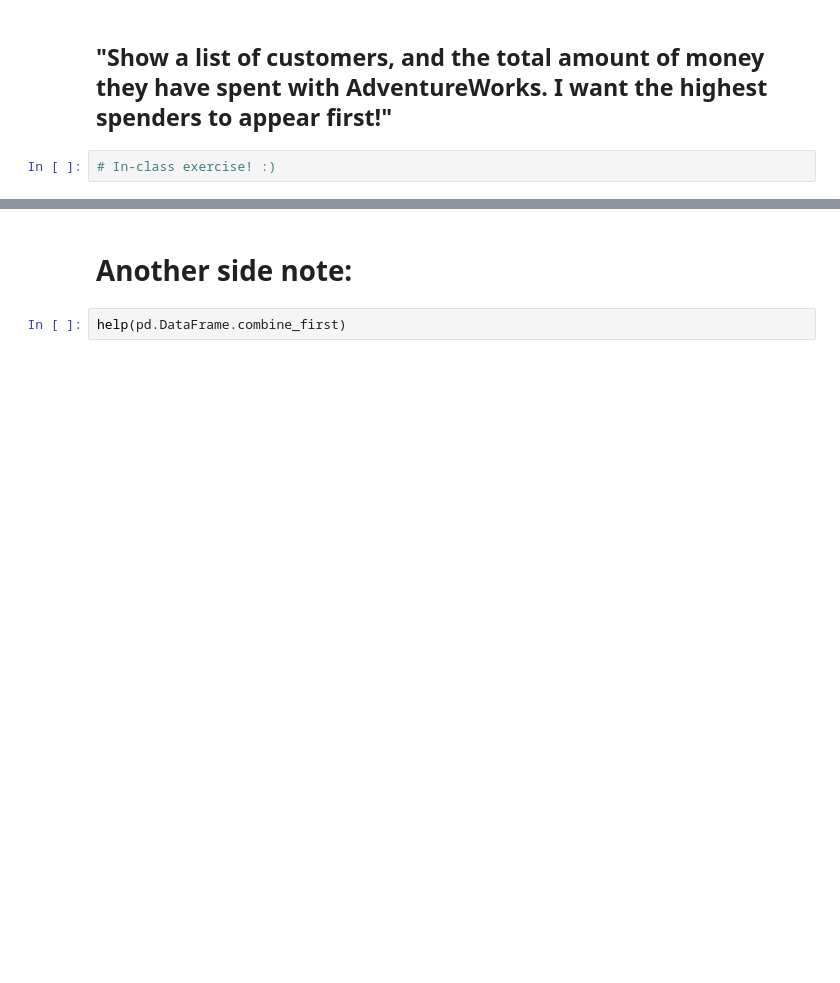
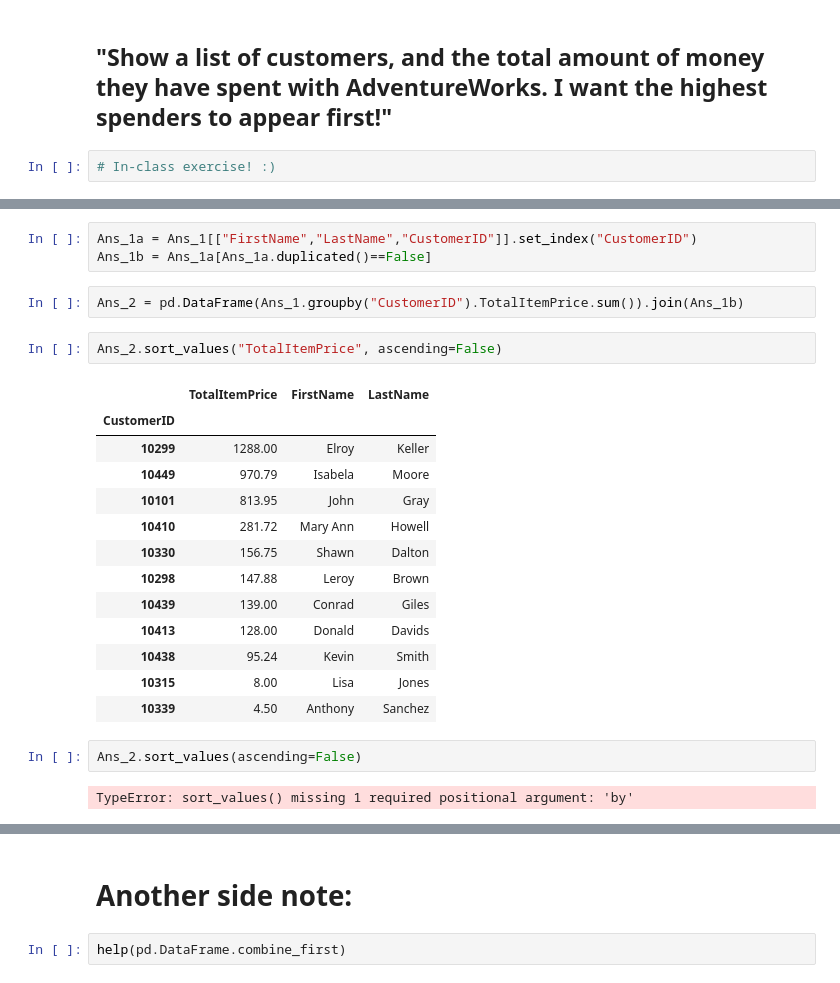
Before and after one commit to squishbug/DataScienceProgramming, a Jupyter notebook: 05-Operating-with-Multiple-Tables/AdvancedTables_orig.ipynb, the cells around one changed output, grey strips where cells are left out. Cells and saved outputs as stored; diff of their text form; blank space fills up the shorter version.

```diff
--- a/05-Operating-with-Multiple-Tables/AdvancedTables_orig.ipynb
+++ b/05-Operating-with-Multiple-Tables/AdvancedTables_orig.ipynb
@@ -363,0 +507,25 @@ Ans3
+# %%
+Ans_1a = Ans_1[["FirstName","LastName","CustomerID"]].set_index("CustomerID")
+Ans_1b = Ans_1a[Ans_1a.duplicated()==False]
+# %%
+Ans_2 = pd.DataFrame(Ans_1.groupby("CustomerID").TotalItemPrice.sum()).join(Ans_1b)
+# %%
+Ans_2.sort_values("TotalItemPrice", ascending=False)
+# %% [output]
+|  | TotalItemPrice | FirstName | LastName |
+| CustomerID |  |  |  |
+| 10299 | 1288.00 | Elroy | Keller |
+| 10449 | 970.79 | Isabela | Moore |
+| 10101 | 813.95 | John | Gray |
+| 10410 | 281.72 | Mary Ann | Howell |
+| 10330 | 156.75 | Shawn | Dalton |
+| 10298 | 147.88 | Leroy | Brown |
+| 10439 | 139.00 | Conrad | Giles |
+| 10413 | 128.00 | Donald | Davids |
+| 10438 | 95.24 | Kevin | Smith |
+| 10315 | 8.00 | Lisa | Jones |
+| 10339 | 4.50 | Anthony | Sanchez |
+# %%
+Ans_2.sort_values(ascending=False)
+# %% [output]
+TypeError: sort_values() missing 1 required positional argument: 'by'
```
Also changed, not shown: parts of 18 cells of this notebook, 3 other files.
